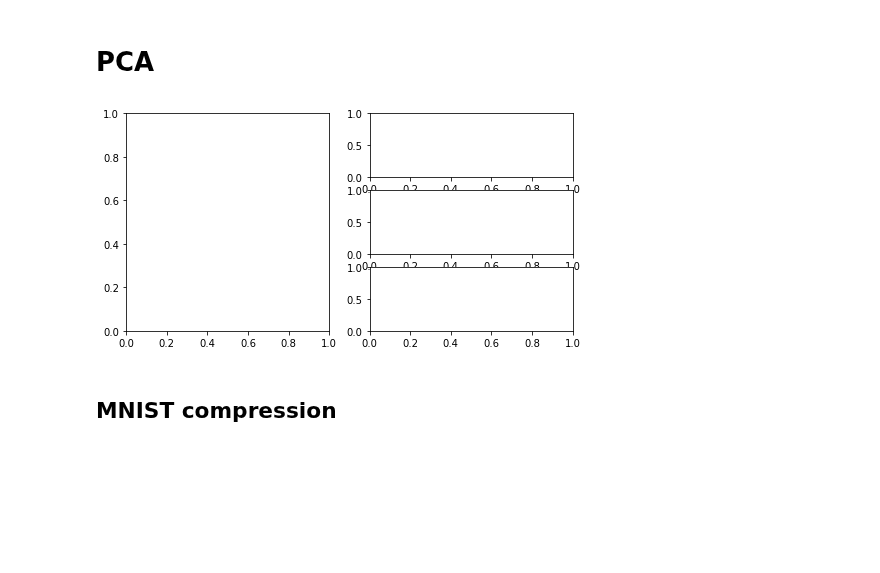
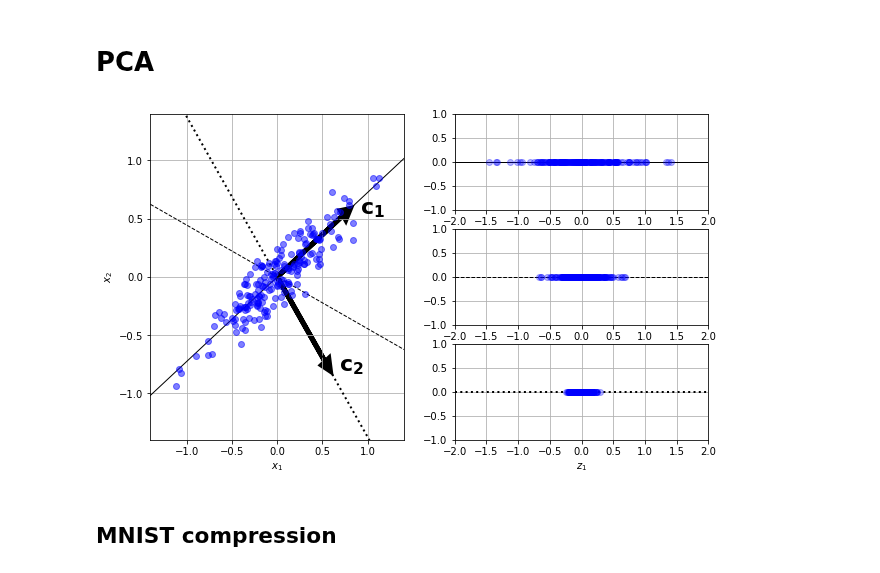
Before and after one commit to jy12060026ai/excss-stats, a Jupyter notebook: handson/08-dimensionality-reduction.ipynb, the cells around one changed output. Drawn from its saved outputs; the diff is of its cells as text; code cells hidden in the pictures; blank space fills up the shorter version.

```diff
--- a/handson/08-dimensionality-reduction.ipynb
+++ b/handson/08-dimensionality-reduction.ipynb
@@ -353,18 +353,12 @@ X_proj1 = X.dot(u1.reshape(-1, 1))
 X_proj2 = X.dot(u2.reshape(-1, 1))
 X_proj3 = X.dot(u3.reshape(-1, 1))
 
-plt.figure(figsize=(8, 4))
-plt.subplot2grid((3, 2), (0, 0), rowspan=3)
+plt.figure(figsize=(10, 6))
+ax = plt.subplot2grid((3, 2), (0, 0), rowspan=3)
 
-ax.plot([-1.4, 1.4], [-1.4 * u1[1] / u1[0], 1.4 * u1[1] / u1[0]],
-        "k-",
-        lw=1)
-ax.plot([-1.4, 1.4], [-1.4 * u2[1] / u2[0], 1.4 * u2[1] / u2[0]],
-        "k--",
-        lw=1)
-ax.plot([-1.4, 1.4], [-1.4 * u3[1] / u3[0], 1.4 * u3[1] / u3[0]],
-        "k:",
-        lw=2)
+ax.plot([-1.4, 1.4], [-1.4 * u1[1] / u1[0], 1.4 * u1[1] / u1[0]], "k-", lw=1)
+ax.plot([-1.4, 1.4], [-1.4 * u2[1] / u2[0], 1.4 * u2[1] / u2[0]], "k--", lw=1)
+ax.plot([-1.4, 1.4], [-1.4 * u3[1] / u3[0], 1.4 * u3[1] / u3[0]], "k:", lw=2)
 ax.plot(X[:, 0], X[:, 1], "bo", alpha=0.5)
 ax.axis([-1.4, 1.4, -1.4, 1.4])
 
@@ -375,37 +369,37 @@ arrow_prop = {
     'head_length': 0.1,
     'fc': 'k',
     'ec': 'k'
 }
 
 ax.arrow(0, 0, u1[0], u1[1], **arrow_prop)
 ax.arrow(0, 0, u3[0], u3[1], **arrow_prop)
 ax.text(u1[0] + 0.1, u1[1] - 0.05, r"$\mathbf{c_1}$", fontsize=22)
 ax.text(u3[0] + 0.1, u3[1], r"$\mathbf{c_2}$", fontsize=22)
 ax.set(xlabel="$x_1$", ylabel="$x_2$")
 ax.grid(1)
 
-plt.subplot2grid((3, 2), (0, 1))
+ax = plt.subplot2grid((3, 2), (0, 1))
 ax.plot([-2, 2], [0, 0], "k-", lw=1)
 ax.plot(X_proj1[:, 0], np.zeros(m), "bo", alpha=0.3)
 ax.axis([-2, 2, -1, 1])
 ax.grid(1)
 
-plt.subplot2grid((3, 2), (1, 1))
+ax = plt.subplot2grid((3, 2), (1, 1))
 ax.plot([-2, 2], [0, 0], "k--", lw=1)
 ax.plot(X_proj2[:, 0], np.zeros(m), "bo", alpha=0.3)
 ax.axis([-2, 2, -1, 1])
 ax.grid(1)
 
-plt.subplot2grid((3, 2), (2, 1))
+ax = plt.subplot2grid((3, 2), (2, 1))
 ax.plot([-2, 2], [0, 0], "k:", lw=2)
 ax.plot(X_proj3[:, 0], np.zeros(m), "bo", alpha=0.3)
 ax.axis([-2, 2, -1, 1])
 ax.set(xlabel="$z_1$")
 ax.grid(1)
 
 plt.show()
 # %% [output]
-[figure, old version]
+[figure, new version]
 # %% [markdown]
 ## MNIST compression
 # %%
```
Also changed, not shown: parts of 2 cells of this notebook, 1 other file.
